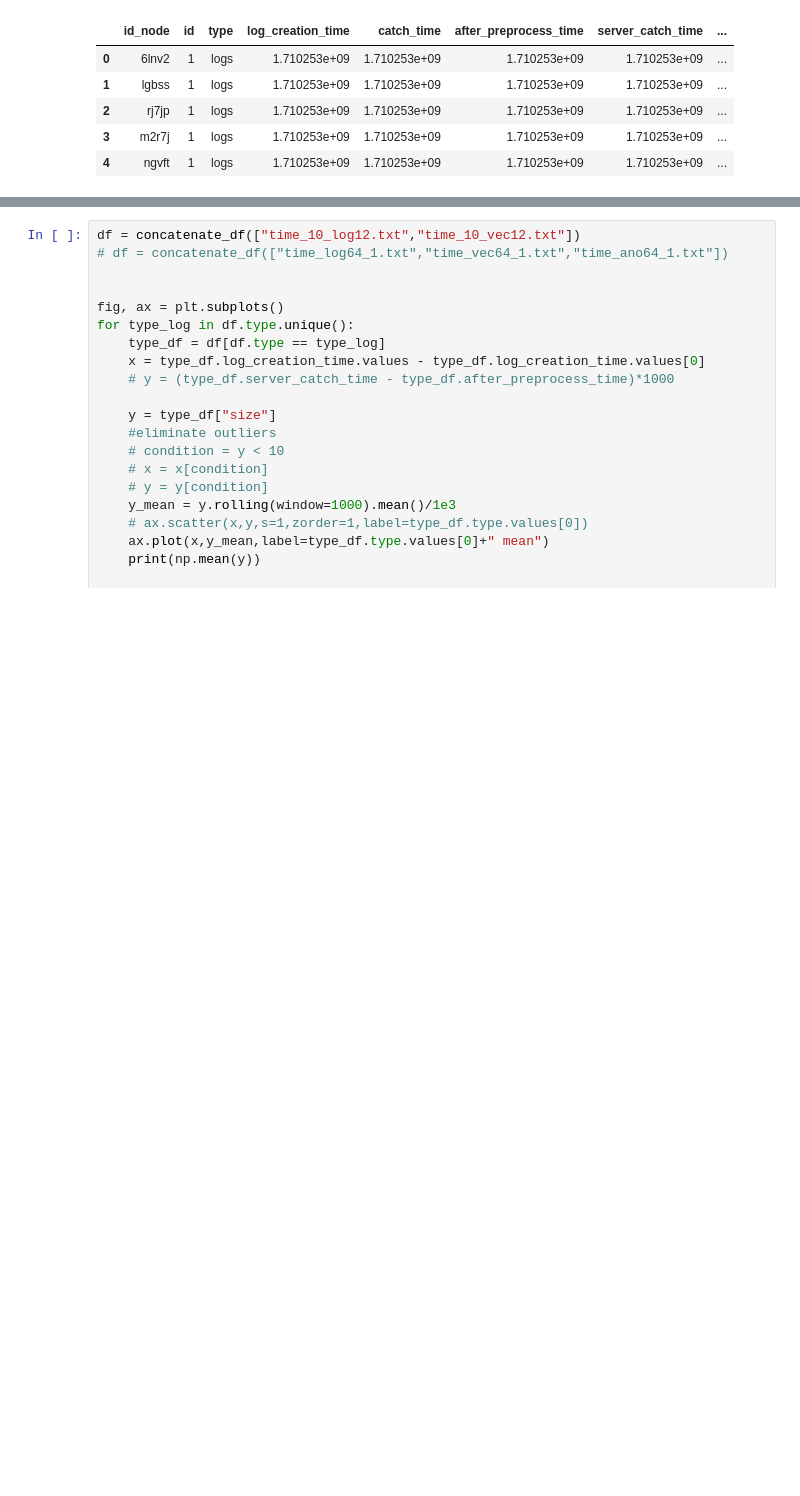
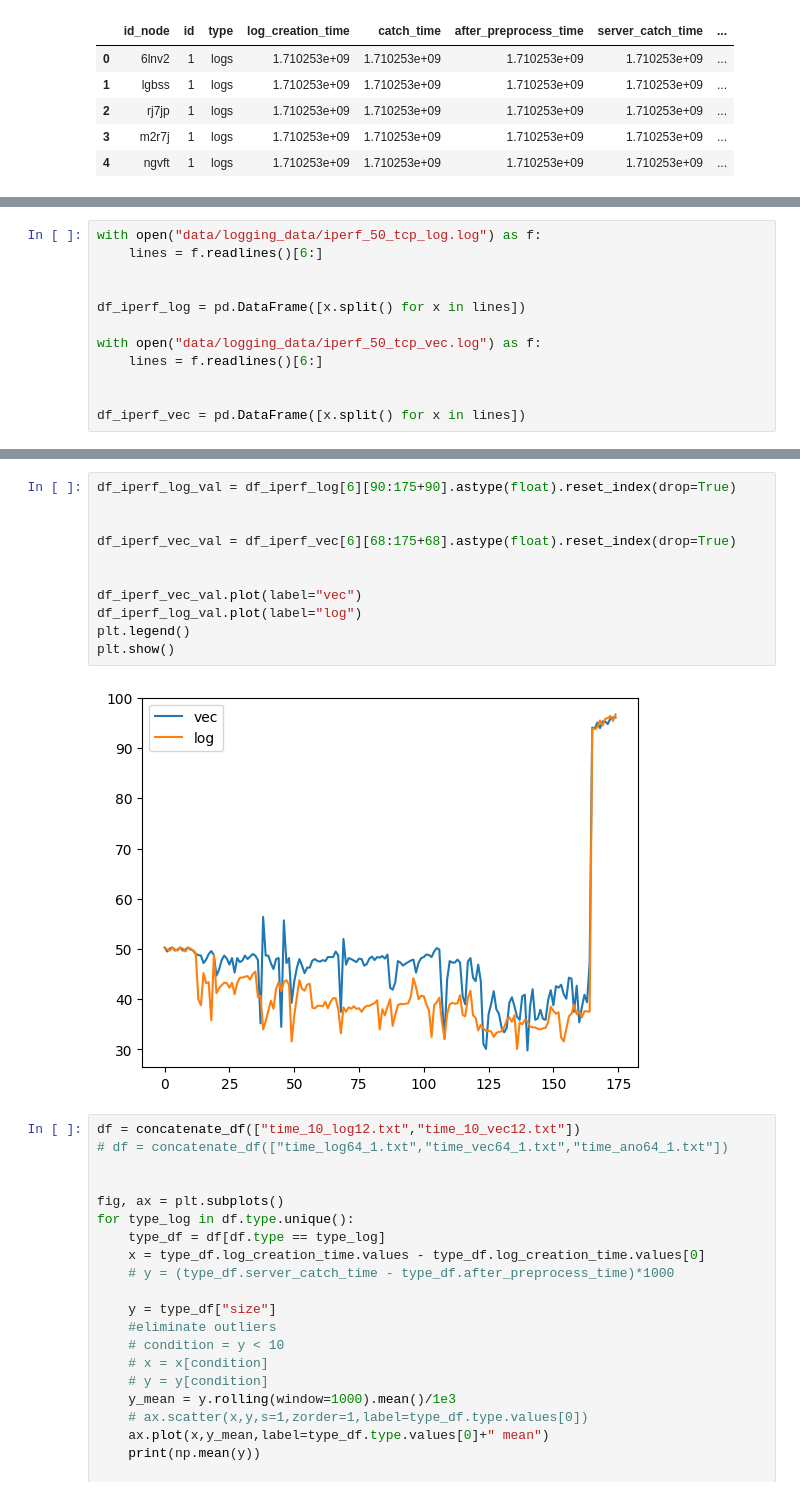
Before and after one commit to Lucaserf/ObsProject, a Jupyter notebook: data/data_visualization.ipynb, the cells around one changed output, grey strips where cells are left out. Drawn from its saved outputs; the diff is of its cells as text; blank space fills up the shorter version.

```diff
--- a/data/data_visualization.ipynb
+++ b/data/data_visualization.ipynb
@@ -279,0 +276,12 @@ plt.show()
+# %%
+with open("data/logging_data/iperf_50_tcp_log.log") as f:
+    lines = f.readlines()[6:]
+
+
+df_iperf_log = pd.DataFrame([x.split() for x in lines])
+
+with open("data/logging_data/iperf_50_tcp_vec.log") as f:
+    lines = f.readlines()[6:]
+
+
+df_iperf_vec = pd.DataFrame([x.split() for x in lines])
@@ -280,3 +297,16 @@ plt.show()
+# %%
+df_iperf_log_val = df_iperf_log[6][90:175+90].astype(float).reset_index(drop=True)
+
+
+df_iperf_vec_val = df_iperf_vec[6][68:175+68].astype(float).reset_index(drop=True)
+
+
+df_iperf_vec_val.plot(label="vec")
+df_iperf_log_val.plot(label="log")
+plt.legend()
+plt.show()
+# %% [output]
+[figure, added]
 # %%
 df = concatenate_df(["time_10_log12.txt","time_10_vec12.txt"])
 # df = concatenate_df(["time_log64_1.txt","time_vec64_1.txt","time_ano64_1.txt"])
```
Also changed, not shown: parts of 12 cells of this notebook, 9 other files.
